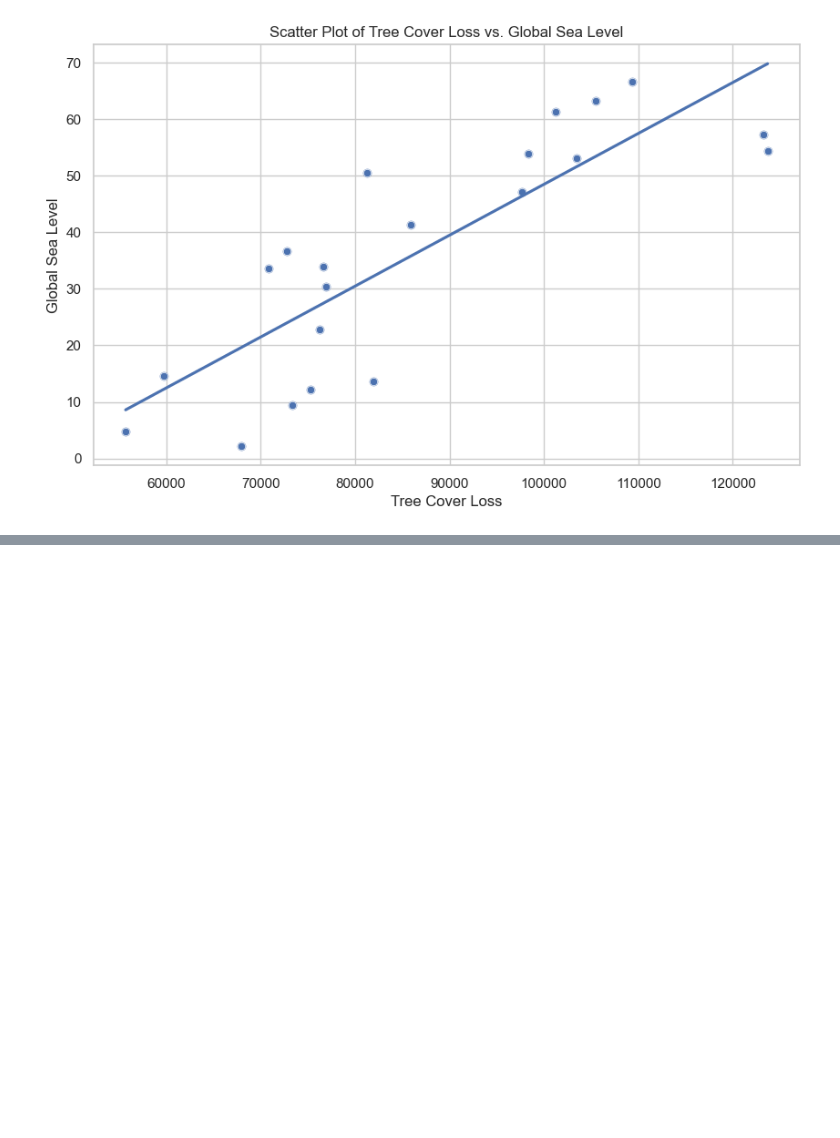
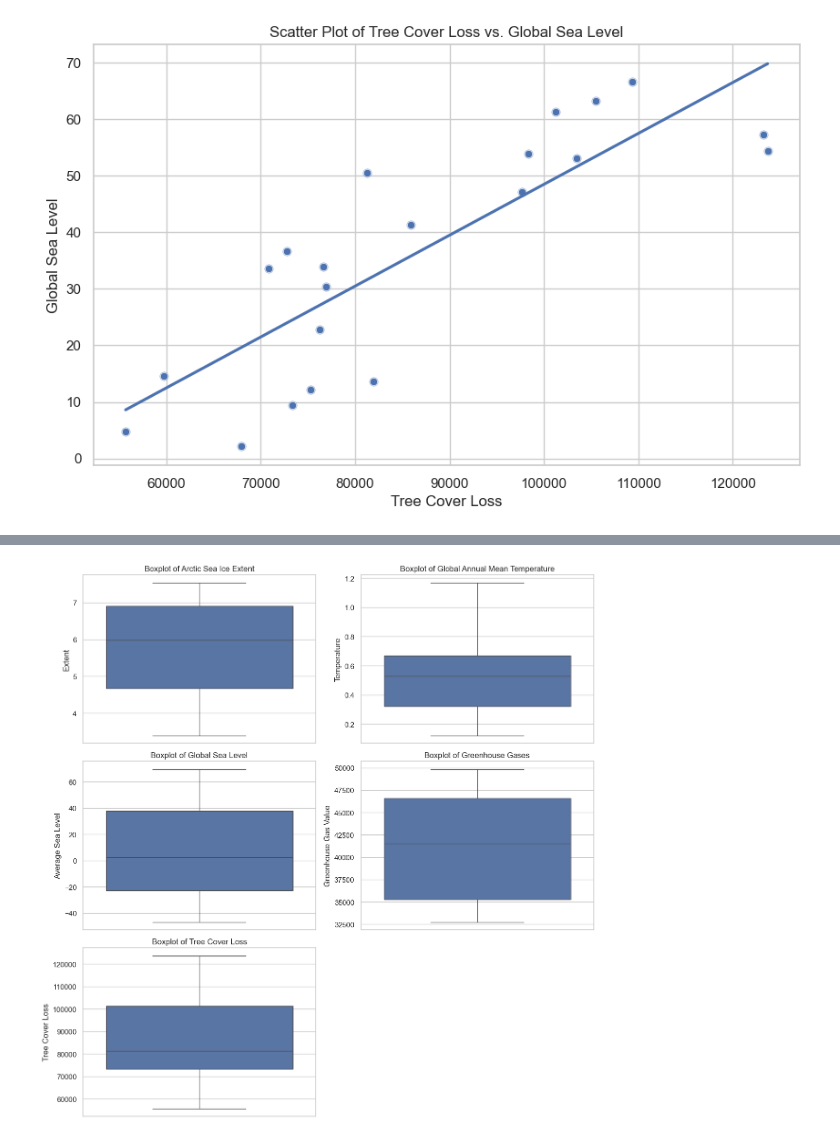
Before and after one commit to SummerIshi/Climate_Change_Analysis, a Jupyter notebook: NumPy/DataSets.ipynb, the cells around one changed output, grey strips where cells are left out. Cells and saved outputs as stored; diff of their text form; code cells hidden in the pictures; blank space fills up the shorter version.

```diff
--- a/NumPy/DataSets.ipynb
+++ b/NumPy/DataSets.ipynb
@@ -1048,0 +986,44 @@ plt.show()
+# %%
+import pandas as pd
+import seaborn as sns
+import matplotlib.pyplot as plt
+
+# Create a figure and axes for the subplots
+fig, axes = plt.subplots(nrows=3, ncols=2, figsize=(12, 12))
+
+# Flatten the axes array for easy iteration
+axes = axes.flatten()
+
+# Create a boxplot for Arctic Sea Ice Extent
+sns.boxplot(ax=axes[0], y=df_ice['extent'])
+axes[0].set_title('Boxplot of Arctic Sea Ice Extent')
+axes[0].set_ylabel('Extent')
+
+# Create a boxplot for Global Annual Mean Temperature
+sns.boxplot(ax=axes[1], y=df_temp['No_Smoothing'])
+axes[1].set_title('Boxplot of Global Annual Mean Temperature')
+axes[1].set_ylabel('Temperature')
+
+# Create a boxplot for Global Sea Level
+sns.boxplot(ax=axes[2], y=df_sea_level['average'])
+axes[2].set_title('Boxplot of Global Sea Level')
+axes[2].set_ylabel('Average Sea Level')
+
+# Create a boxplot for Greenhouse Gases
+sns.boxplot(ax=axes[3], y=df_ggh['Value'])
+axes[3].set_title('Boxplot of Greenhouse Gases')
+axes[3].set_ylabel('Greenhouse Gas Value')
+
+# Create a boxplot for Tree Cover Loss
+sns.boxplot(ax=axes[4], y=df_tree['Tree Cover Loss'])
+axes[4].set_title('Boxplot of Tree Cover Loss')
+axes[4].set_ylabel('Tree Cover Loss')
+
+# Remove the empty subplot (if any)
+fig.delaxes(axes[5])  # Remove the 6th subplot if it's empty
+
+# Adjust layout
+plt.tight_layout()
+plt.show()
+# %% [output]
+[figure, added]
```
Also changed, not shown: parts of 25 cells of this notebook.
